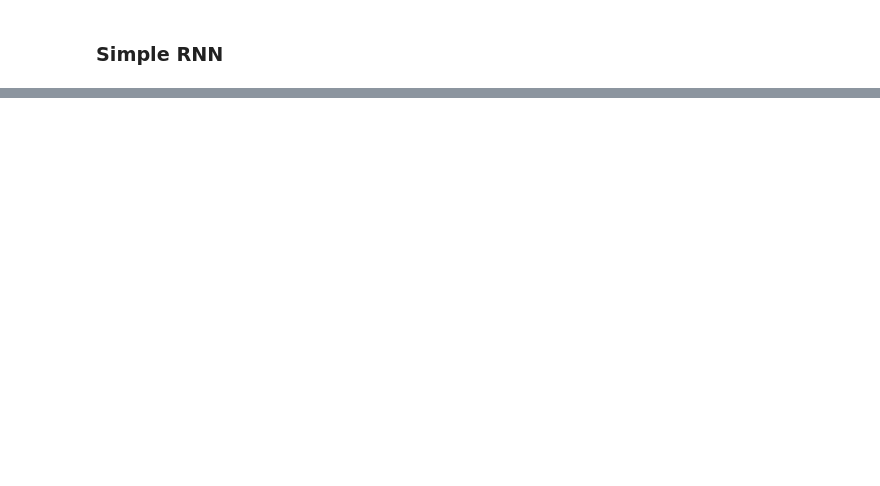
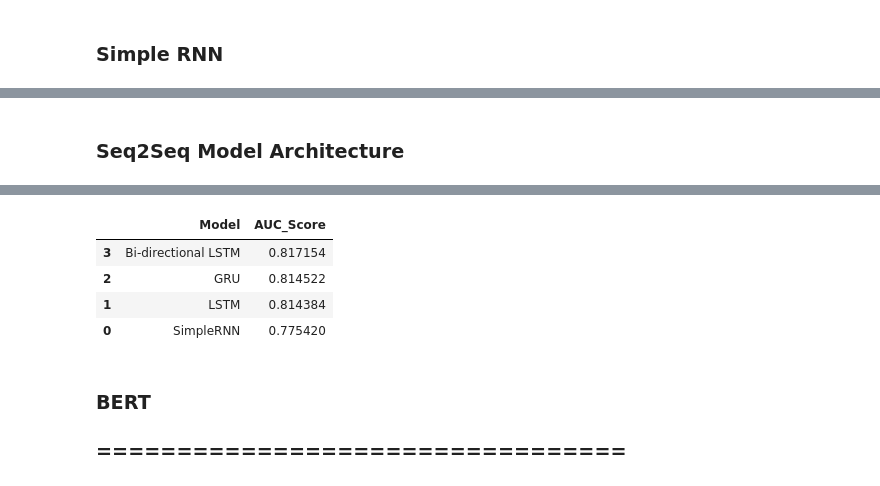
Before and after one commit to jadsalloum/AnomalyDetection_Transformers, a Jupyter notebook: KaggleTest/main_HDFS.ipynb, the cells around one changed output, grey strips where cells are left out. Saved outputs shown, nothing was run; the diff lists cells and outputs as text; code cells hidden in the pictures; blank space fills up the shorter version.

```diff
--- a/KaggleTest/main_HDFS.ipynb
+++ b/KaggleTest/main_HDFS.ipynb
@@ -288,0 +503,17 @@ xtrain_seq[:1]
+# %%
+%%time
+with strategy.scope():
+    # A simple bidirectional LSTM with glove embeddings and one dense layer
+    model = Sequential()
+    model.add(Embedding(len(word_index) + 1,
+                     300,
+                     weights=[embedding_matrix],
+                     input_length=max_len,
+                     trainable=False))
+    model.add(Bidirectional(LSTM(10, dropout=0.3, recurrent_dropout=0.3)))
+
+    model.add(Dense(1,activation='sigmoid'))
+    model.compile(loss='binary_crossentropy', optimizer='adam',metrics=['accuracy'])
+
+
+model.summary()
@@ -288,0 +539,2 @@ xtrain_seq[:1]
+# %%
+model.fit(xtrain_pad, ytrain, epochs=5, batch_size=64*strategy.num_replicas_in_sync)
@@ -288,0 +553,3 @@ xtrain_seq[:1]
+# %%
+scores = model.predict(xvalid_pad)
+print("Auc: %.2f%%" % (roc_auc(scores,yvalid)))
@@ -288,0 +559,4 @@ xtrain_seq[:1]
+# %%
+scores_model.append({'Model': 'Bi-directional LSTM','AUC_Score': roc_auc(scores,yvalid)})
+# %% [markdown]
+### Seq2Seq Model Architecture
@@ -288,0 +565,9 @@ xtrain_seq[:1]
+# %%
+!pip install Jinja2
+!pip install nbformat
+!pip install  "nbformat>=4.2.0"
+
+#Visualization of Results obtained from various Deep learning models
+results = pd.DataFrame(scores_model).sort_values(by='AUC_Score',ascending=False)
+results.style.background_gradient(cmap='Blues')
+# %% [output]
@@ -288,0 +598,8 @@ xtrain_seq[:1]
+|  | Model | AUC_Score |
+| 3 | Bi-directional LSTM | 0.817154 |
+| 2 | GRU | 0.814522 |
+| 1 | LSTM | 0.814384 |
+| 0 | SimpleRNN | 0.775420 |
+# %% [markdown]
+### BERT
+### =================================
```
Also changed, not shown: parts of 60 cells of this notebook, 7 other files.
